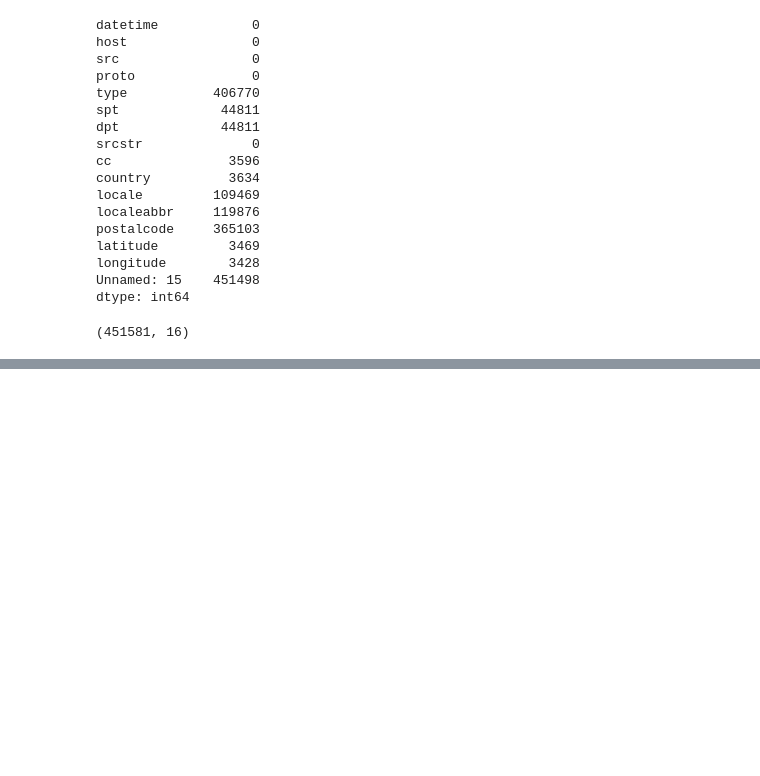
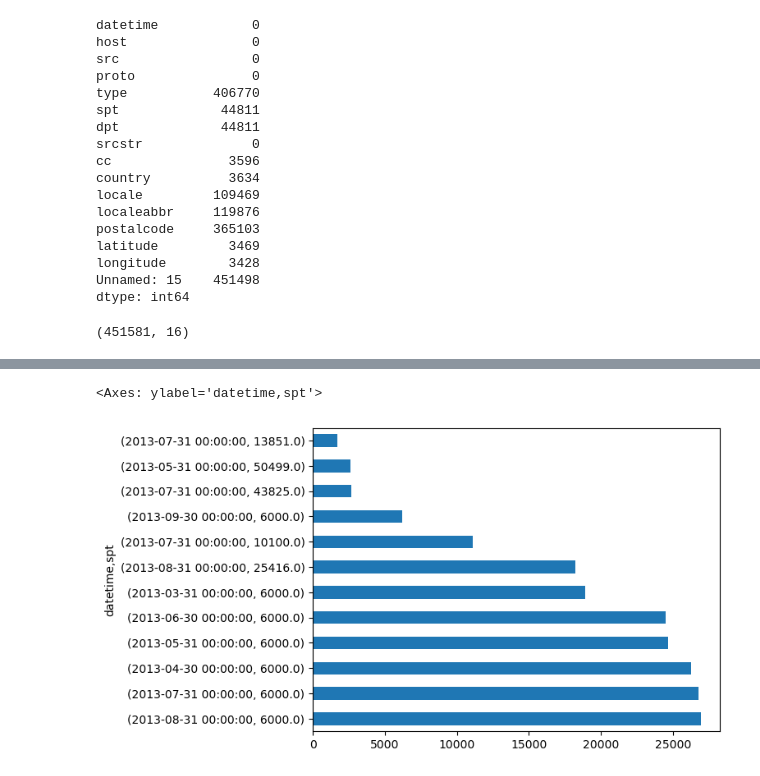
Before and after one commit to CarlosEM3/data-intrusion, a Jupyter notebook: code/JIntrusion EDA.ipynb, the cells around one changed output, grey strips where cells are left out. Drawn from its saved outputs; the diff is of its cells as text; code cells hidden in the pictures; blank space fills up the shorter version.

```diff
--- a/code/JIntrusion EDA.ipynb
+++ b/code/JIntrusion EDA.ipynb
@@ -78,0 +137,4 @@ country_type_counts.nlargest(5).plot.bar()
+# %%
+df["datetime"] = pd.to_datetime(df["datetime"])
+df.set_index("datetime", inplace=True)
+df
@@ -78,0 +188,7 @@ country_type_counts.nlargest(5).plot.bar()
+# %%
+OneMonth = df.resample("1M")["spt"].value_counts()
+# %%
+OneMonth.nlargest(12).plot.barh()
+# %% [output]
+<Axes: ylabel='datetime,spt'>
+[figure, added]
```
Also changed, not shown: parts of 16 cells of this notebook.
